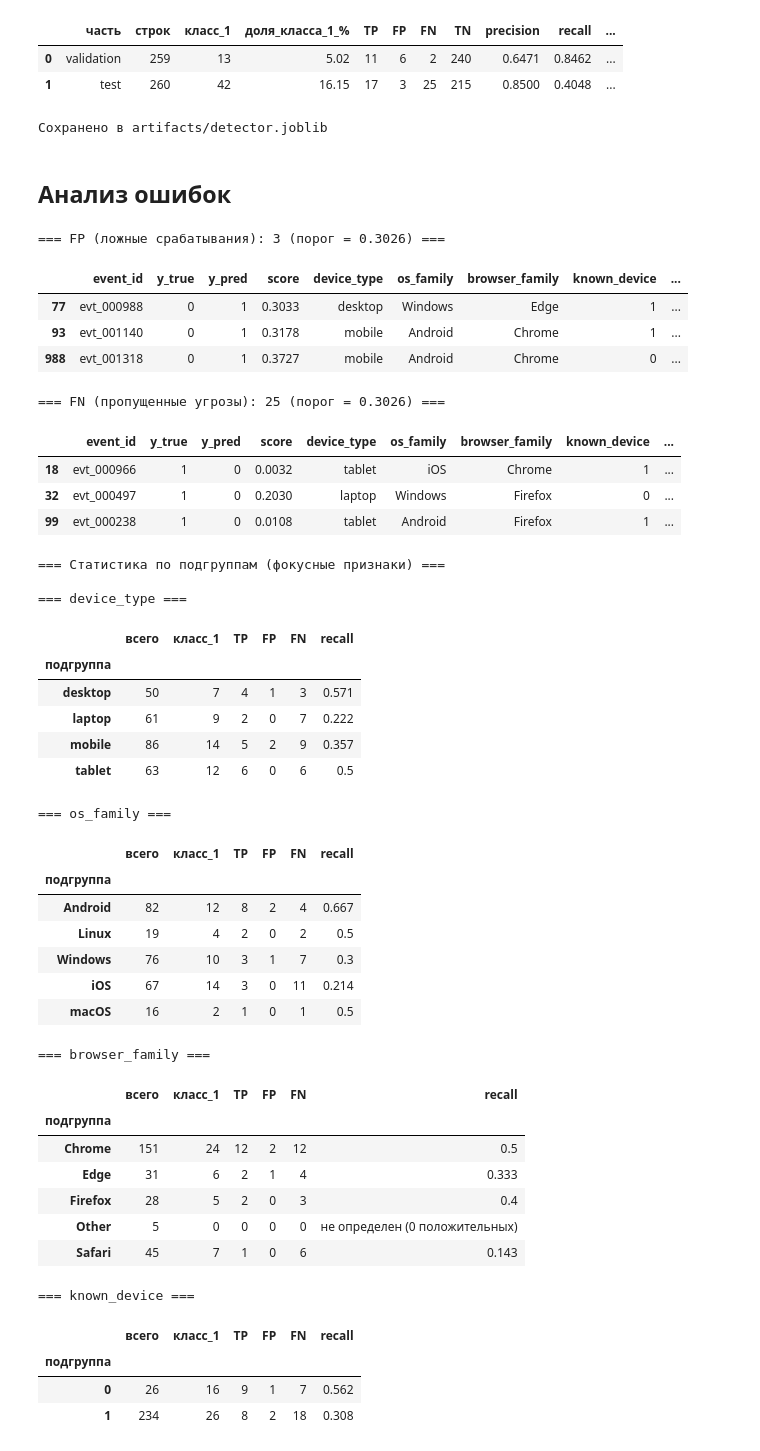
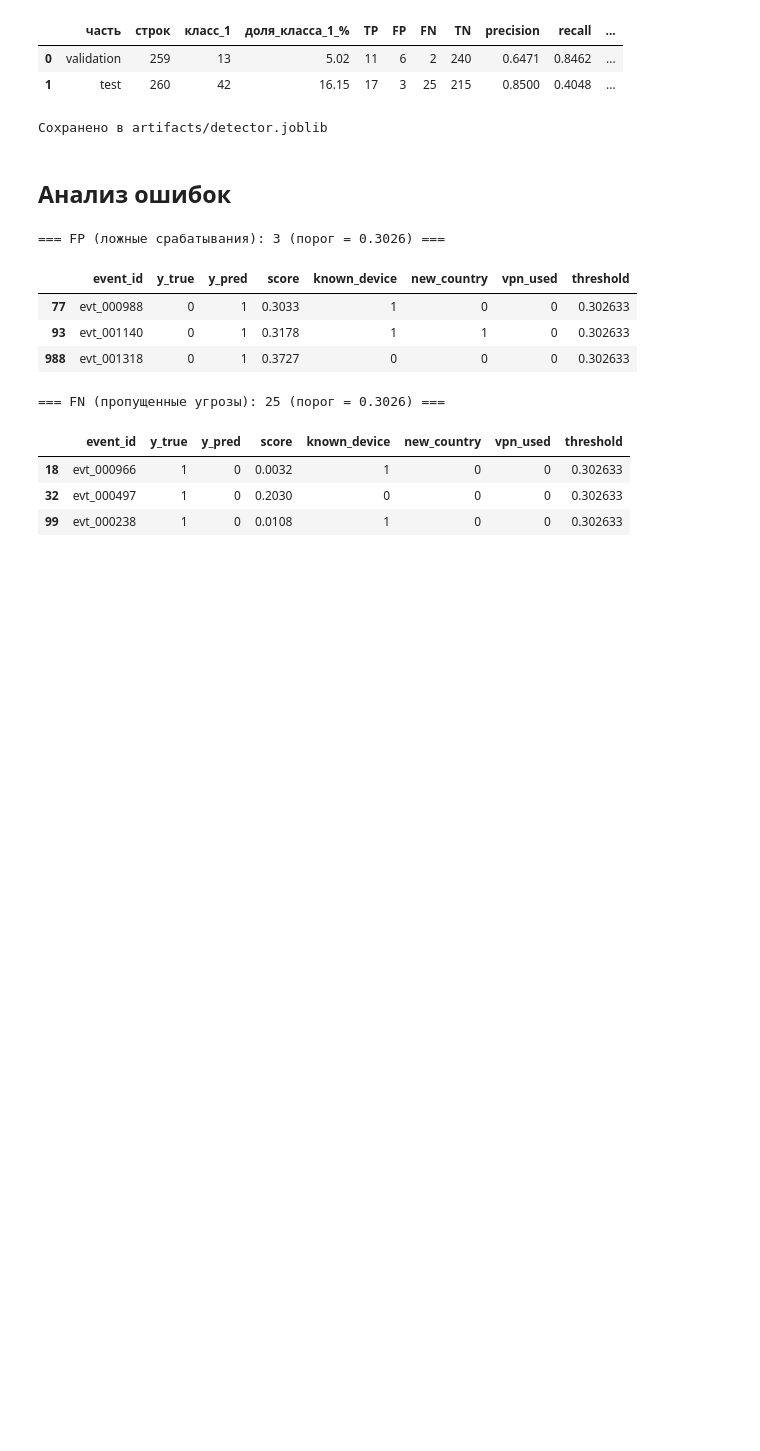
Before and after one commit to golimghostpy/lab02_ab-320_sychuk, a Jupyter notebook: lab02.ipynb, the cells around one changed output. Cells and saved outputs as stored; diff of their text form; code cells hidden in the pictures; blank space fills up the shorter version.

```diff
--- a/lab02.ipynb
+++ b/lab02.ipynb
@@ -1137,104 +1142,43 @@ df_test = df[df['source_row_id'].isin(test_ids)].copy()
 df_test['y_true'] = y_test.values
 df_test['y_pred'] = y_pred_test
 df_test['score'] = test_scores
 
 threshold_for_display = best_threshold
 
-display_cols = ['event_id', 'y_true', 'y_pred', 'score', 'device_type',
-                'os_family', 'browser_family', 'known_device', 'new_country', 'vpn_used']
+display_cols = ['event_id', 'y_true', 'y_pred', 'score', 'known_device', 'new_country', 'vpn_used']
 
 # FP примеры
 fp_examples = df_test[(df_test['y_true'] == 0) & (df_test['y_pred'] == 1)].copy()
 fp_examples['threshold'] = threshold_for_display
 print(f'=== FP (ложные срабатывания): {len(fp_examples)} (порог = {threshold_for_display:.4f}) ===')
 if len(fp_examples) > 0:
     fp_show = fp_examples[display_cols + ['threshold']].head(3).copy()
     fp_show['score'] = fp_show['score'].round(4)
     display(fp_show)
 else:
     print('FP отсутствуют')
 
 # FN примеры
 fn_examples = df_test[(df_test['y_true'] == 1) & (df_test['y_pred'] == 0)].copy()
 fn_examples['threshold'] = threshold_for_display
 print(f'\n=== FN (пропущенные угрозы): {len(fn_examples)} (порог = {threshold_for_display:.4f}) ===')
 if len(fn_examples) > 0:
     fn_show = fn_examples[display_cols + ['threshold']].head(3).copy()
     fn_show['score'] = fn_show['score'].round(4)
     display(fn_show)
 else:
     print('FN отсутствуют')
-
-# Статистика по подгруппам (фокусные признаки)
-print('\n=== Статистика по подгруппам (фокусные признаки) ===')
-focus_features = ['device_type', 'os_family', 'browser_family', 'known_device']
-for feat in focus_features:
-    print(f'\n=== {feat} ===')
-    rows = []
-    for group_val, g in df_test.groupby(feat, observed=True):
-        y_t = g['y_true'].values
-        y_p = g['y_pred'].values
-        tp = int(((y_t == 1) & (y_p == 1)).sum())
-        fp = int(((y_t == 0) & (y_p == 1)).sum())
-        fn = int(((y_t == 1) & (y_p == 0)).sum())
-        n = len(g)
-        n_pos = int(y_t.sum())
-        if n_pos > 0:
-            recall = round(tp / (tp + fn), 3) if (tp + fn) > 0 else 0.0
-            recall_str = f'{recall}'
-        else:
-            recall_str = 'не определен (0 положительных)'
-        rows.append({
-            'подгруппа': group_val,
-            'всего': n,
-            'класс_1': n_pos,
-            'TP': tp,
-            'FP': fp,
-            'FN': fn,
-            'recall': recall_str,
-        })
-    display(pd.DataFrame(rows).set_index('подгруппа'))
 # %% [output]
 === FP (ложные срабатывания): 3 (порог = 0.3026) ===
-|  | event_id | y_true | y_pred | score | device_type | os_family | browser_family | known_device | ... |
-| 77 | evt_000988 | 0 | 1 | 0.3033 | desktop | Windows | Edge | 1 | ... |
-| 93 | evt_001140 | 0 | 1 | 0.3178 | mobile | Android | Chrome | 1 | ... |
-| 988 | evt_001318 | 0 | 1 | 0.3727 | mobile | Android | Chrome | 0 | ... |
+|  | event_id | y_true | y_pred | score | known_device | new_country | vpn_used | threshold |
+| 77 | evt_000988 | 0 | 1 | 0.3033 | 1 | 0 | 0 | 0.302633 |
+| 93 | evt_001140 | 0 | 1 | 0.3178 | 1 | 1 | 0 | 0.302633 |
+| 988 | evt_001318 | 0 | 1 | 0.3727 | 0 | 0 | 0 | 0.302633 |
 === FN (пропущенные угрозы): 25 (порог = 0.3026) ===
-|  | event_id | y_true | y_pred | score | device_type | os_family | browser_family | known_device | ... |
-| 18 | evt_000966 | 1 | 0 | 0.0032 | tablet | iOS | Chrome | 1 | ... |
-| 32 | evt_000497 | 1 | 0 | 0.2030 | laptop | Windows | Firefox | 0 | ... |
-| 99 | evt_000238 | 1 | 0 | 0.0108 | tablet | Android | Firefox | 1 | ... |
+|  | event_id | y_true | y_pred | score | known_device | new_country | vpn_used | threshold |
+| 18 | evt_000966 | 1 | 0 | 0.0032 | 1 | 0 | 0 | 0.302633 |
+| 32 | evt_000497 | 1 | 0 | 0.2030 | 0 | 0 | 0 | 0.302633 |
+| 99 | evt_000238 | 1 | 0 | 0.0108 | 1 | 0 | 0 | 0.302633 |
-=== Статистика по подгруппам (фокусные признаки) ===
-
-=== device_type ===
-|  | всего | класс_1 | TP | FP | FN | recall |
-| подгруппа |  |  |  |  |  |  |
-| desktop | 50 | 7 | 4 | 1 | 3 | 0.571 |
-| laptop | 61 | 9 | 2 | 0 | 7 | 0.222 |
-| mobile | 86 | 14 | 5 | 2 | 9 | 0.357 |
-| tablet | 63 | 12 | 6 | 0 | 6 | 0.5 |
-=== os_family ===
-|  | всего | класс_1 | TP | FP | FN | recall |
-| подгруппа |  |  |  |  |  |  |
-| Android | 82 | 12 | 8 | 2 | 4 | 0.667 |
-| Linux | 19 | 4 | 2 | 0 | 2 | 0.5 |
-| Windows | 76 | 10 | 3 | 1 | 7 | 0.3 |
-| iOS | 67 | 14 | 3 | 0 | 11 | 0.214 |
-| macOS | 16 | 2 | 1 | 0 | 1 | 0.5 |
-=== browser_family ===
-|  | всего | класс_1 | TP | FP | FN | recall |
-| подгруппа |  |  |  |  |  |  |
-| Chrome | 151 | 24 | 12 | 2 | 12 | 0.5 |
-| Edge | 31 | 6 | 2 | 1 | 4 | 0.333 |
-| Firefox | 28 | 5 | 2 | 0 | 3 | 0.4 |
-| Other | 5 | 0 | 0 | 0 | 0 | не определен (0 положительных) |
-| Safari | 45 | 7 | 1 | 0 | 6 | 0.143 |
-=== known_device ===
-|  | всего | класс_1 | TP | FP | FN | recall |
-| подгруппа |  |  |  |  |  |  |
-| 0 | 26 | 16 | 9 | 1 | 7 | 0.562 |
-| 1 | 234 | 26 | 8 | 2 | 18 | 0.308 |
 # %% [markdown]
 ### Анализ ошибок на test
 
```
Also changed, not shown: parts of 19 cells of this notebook, 1 other file.
